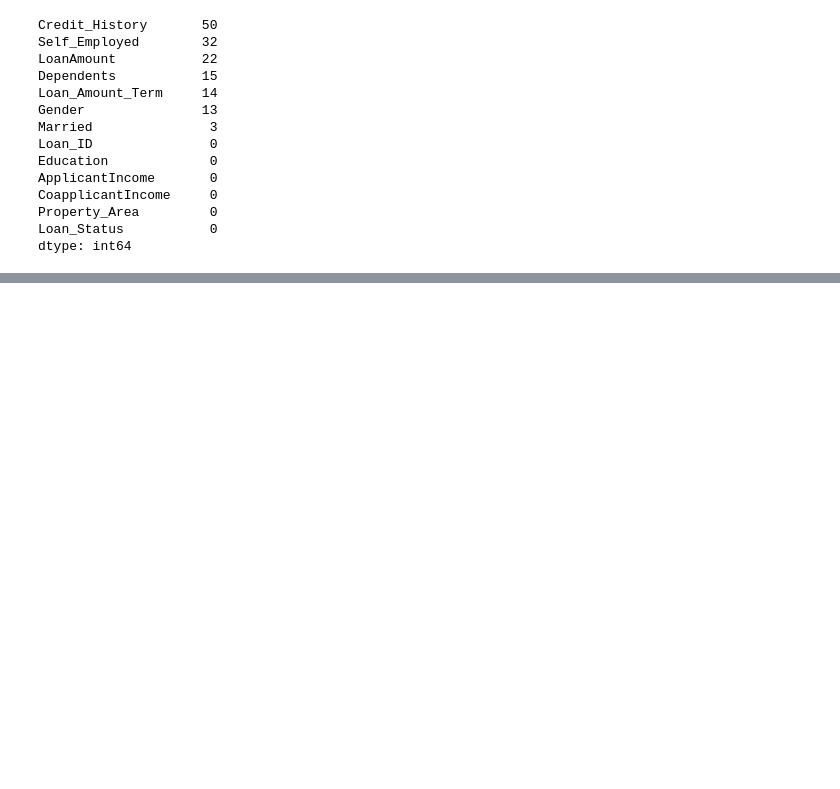
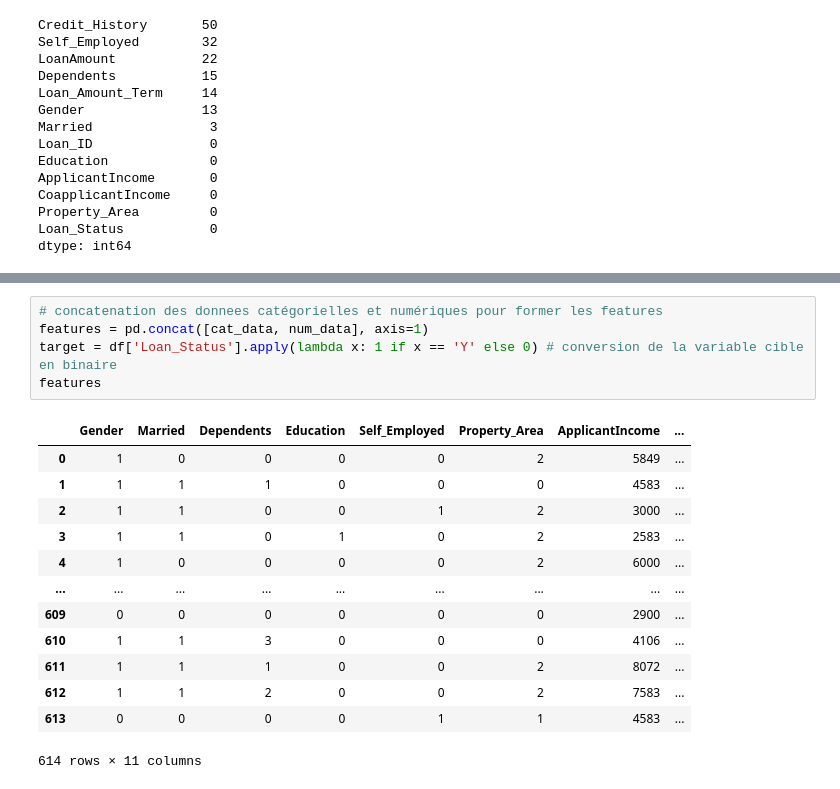
Before and after one commit to nevillemakoyi/Application-ML-Detection-Defauts-Paiements-Credits-Bancaires, a Jupyter notebook: notebooks/RF_credit.ipynb, the cells around one changed output, grey strips where cells are left out. Saved outputs shown, nothing was run; the diff lists cells and outputs as text; blank space fills up the shorter version.

```diff
--- a/notebooks/RF_credit.ipynb
+++ b/notebooks/RF_credit.ipynb
@@ -124,0 +125,19 @@ cat_data
+# %%
+# concatenation des donnees catégorielles et numériques pour former les features
+features = pd.concat([cat_data, num_data], axis=1)
+target = df['Loan_Status'].apply(lambda x: 1 if x == 'Y' else 0) # conversion de la variable cible en binaire
+features
+# %% [output]
+|  | Gender | Married | Dependents | Education | Self_Employed | Property_Area | ApplicantIncome | ... |
+| 0 | 1 | 0 | 0 | 0 | 0 | 2 | 5849 | ... |
+| 1 | 1 | 1 | 1 | 0 | 0 | 0 | 4583 | ... |
+| 2 | 1 | 1 | 0 | 0 | 1 | 2 | 3000 | ... |
+| 3 | 1 | 1 | 0 | 1 | 0 | 2 | 2583 | ... |
+| 4 | 1 | 0 | 0 | 0 | 0 | 2 | 6000 | ... |
+| ... | ... | ... | ... | ... | ... | ... | ... | ... |
+| 609 | 0 | 0 | 0 | 0 | 0 | 0 | 2900 | ... |
+| 610 | 1 | 1 | 3 | 0 | 0 | 0 | 4106 | ... |
+| 611 | 1 | 1 | 1 | 0 | 0 | 2 | 8072 | ... |
+| 612 | 1 | 1 | 2 | 0 | 0 | 2 | 7583 | ... |
+| 613 | 0 | 0 | 0 | 0 | 1 | 1 | 4583 | ... |
+614 rows × 11 columns
```
Also changed, not shown: parts of 3 cells of this notebook.
